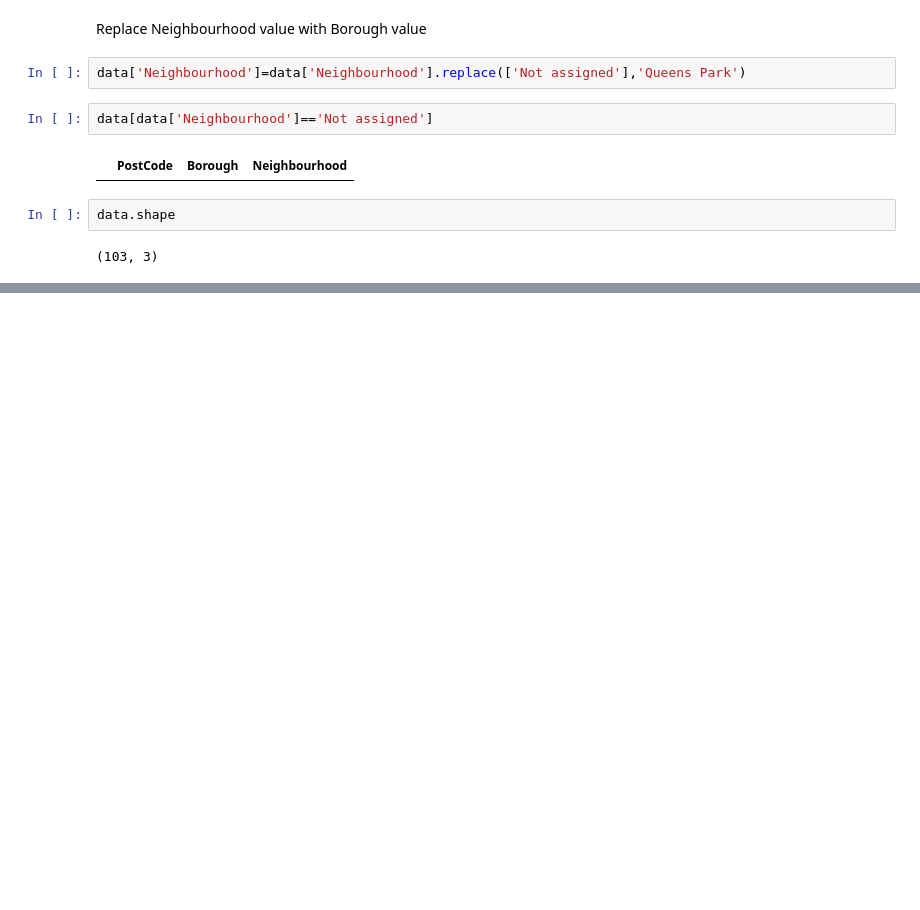
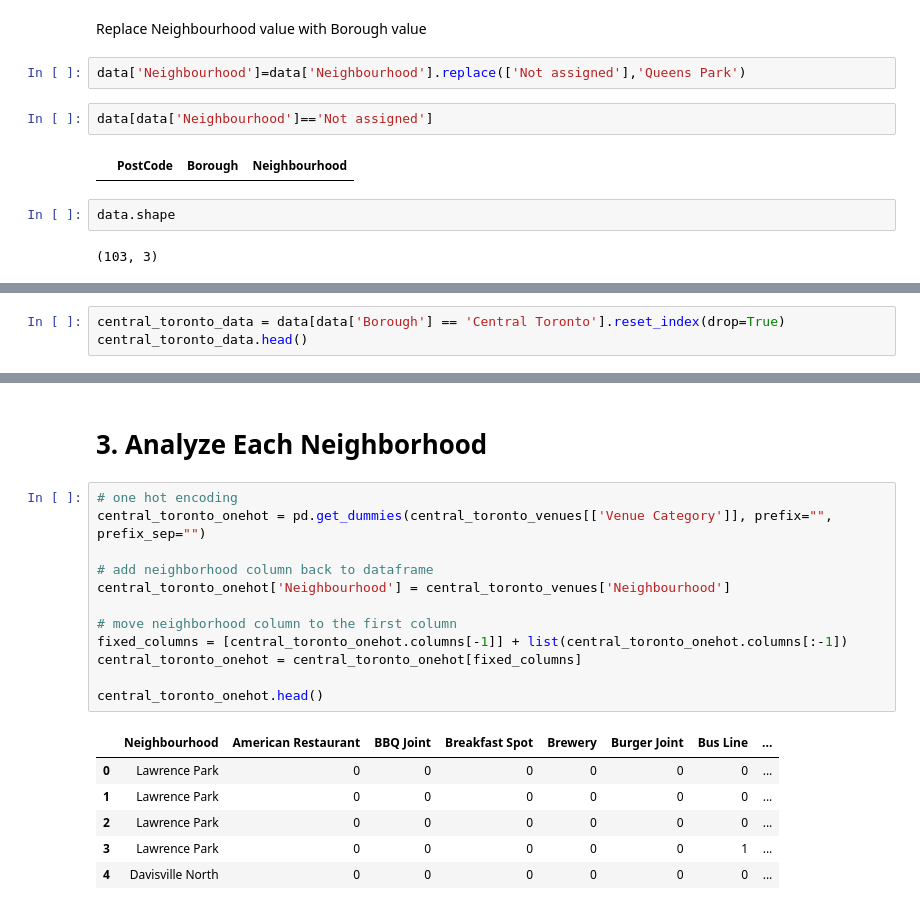
Before and after one commit to SammyOngaya/Coursera_Capstone, a Jupyter notebook: Clustering_Neighborhoods_in_Toronto.ipynb, the cells around one changed output, grey strips where cells are left out. Drawn from its saved outputs; the diff is of its cells as text; blank space fills up the shorter version.

```diff
--- a/Clustering_Neighborhoods_in_Toronto.ipynb
+++ b/Clustering_Neighborhoods_in_Toronto.ipynb
@@ -77,0 +184,3 @@ data.shape
+# %%
+central_toronto_data = data[data['Borough'] == 'Central Toronto'].reset_index(drop=True)
+central_toronto_data.head()
@@ -77,0 +446,21 @@ data.shape
+# %% [markdown]
+# 3. Analyze Each Neighborhood
+# %%
+# one hot encoding
+central_toronto_onehot = pd.get_dummies(central_toronto_venues[['Venue Category']], prefix="", prefix_sep="")
+
+# add neighborhood column back to dataframe
+central_toronto_onehot['Neighbourhood'] = central_toronto_venues['Neighbourhood']
+
+# move neighborhood column to the first column
+fixed_columns = [central_toronto_onehot.columns[-1]] + list(central_toronto_onehot.columns[:-1])
+central_toronto_onehot = central_toronto_onehot[fixed_columns]
+
+central_toronto_onehot.head()
+# %% [output]
+|  | Neighbourhood | American Restaurant | BBQ Joint | Breakfast Spot | Brewery | Burger Joint | Bus Line | ... |
+| 0 | Lawrence Park | 0 | 0 | 0 | 0 | 0 | 0 | ... |
+| 1 | Lawrence Park | 0 | 0 | 0 | 0 | 0 | 0 | ... |
+| 2 | Lawrence Park | 0 | 0 | 0 | 0 | 0 | 0 | ... |
+| 3 | Lawrence Park | 0 | 0 | 0 | 0 | 0 | 1 | ... |
+| 4 | Davisville North | 0 | 0 | 0 | 0 | 0 | 0 | ... |
```
Also changed, not shown: parts of 78 cells of this notebook, 1 other file.
